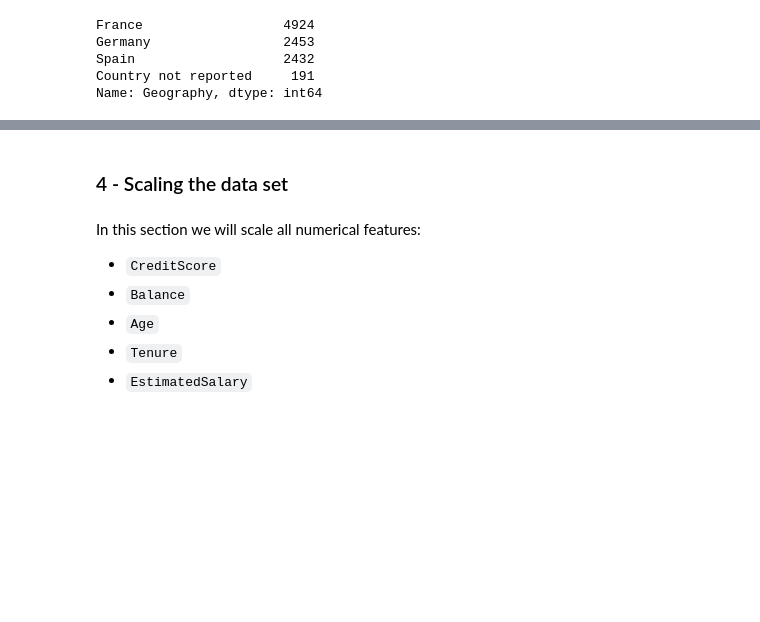
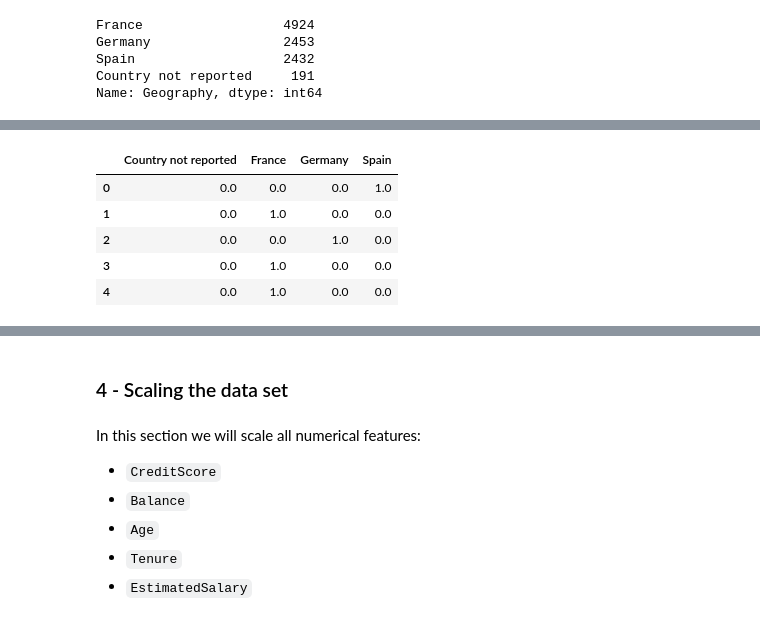
Before and after one commit to Maycas/Bank-Data-Analysis, a Jupyter notebook: Bank Data.ipynb, the cells around one changed output, grey strips where cells are left out. Saved outputs shown, nothing was run; the diff lists cells and outputs as text; code cells hidden in the pictures; blank space fills up the shorter version.

```diff
--- a/Bank Data.ipynb
+++ b/Bank Data.ipynb
@@ -1249,0 +1248,4 @@ Name: Geography, dtype: int64
+# %%
+# defining a function to reuse every time we need to reshape a column for One Hot Encoding
+def one_hot_reshape(df, col):
+  return np.array(df[col]).reshape(len(df), 1)
@@ -1249,0 +1275,10 @@ Name: Geography, dtype: int64
+# %%
+temp_df = pd.DataFrame(encoder.fit_transform(reshaped_geography),columns=list(encoder.categories_))
+temp_df.head()
+# %% [output]
+|  | Country not reported | France | Germany | Spain |
+| 0 | 0.0 | 0.0 | 0.0 | 1.0 |
+| 1 | 0.0 | 1.0 | 0.0 | 0.0 |
+| 2 | 0.0 | 0.0 | 1.0 | 0.0 |
+| 3 | 0.0 | 1.0 | 0.0 | 0.0 |
+| 4 | 0.0 | 1.0 | 0.0 | 0.0 |
```
Also changed, not shown: parts of 14 cells of this notebook.
